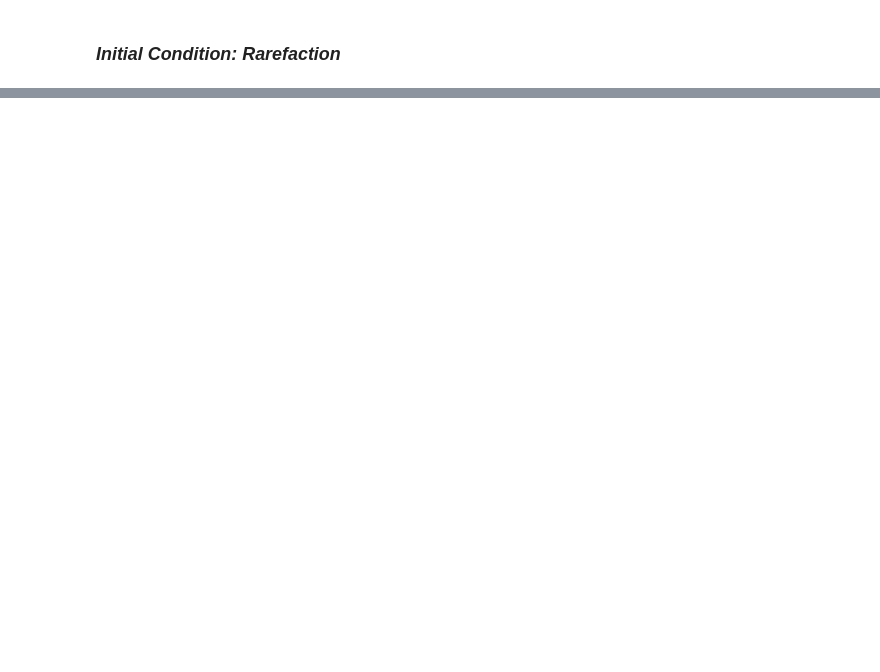
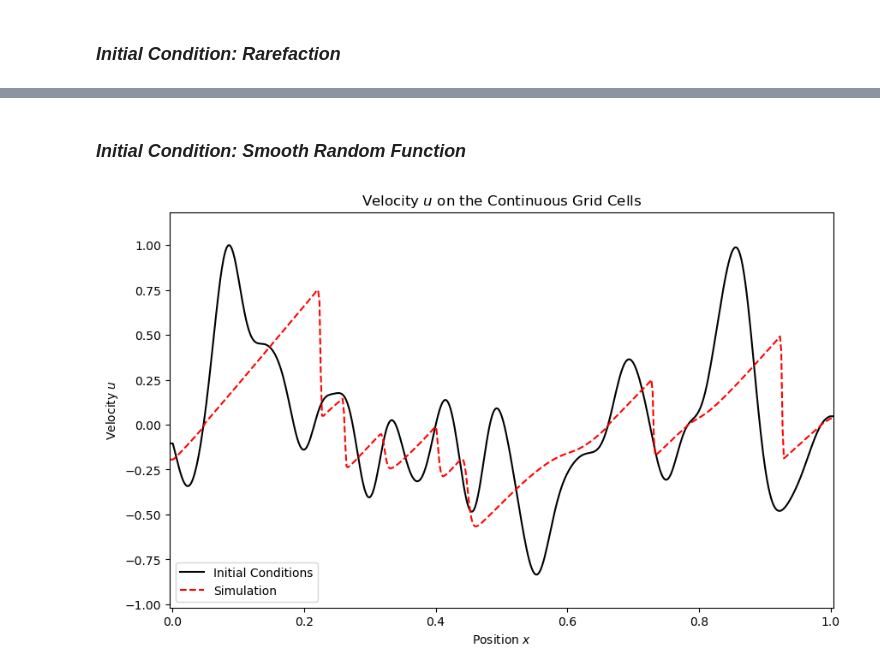
Before and after one commit to nraymundipinheiro/hydrodymanics-solver, a Jupyter notebook: hll.ipynb, the cells around one changed output, grey strips where cells are left out. Cells and saved outputs as stored; diff of their text form; code cells hidden in the pictures; blank space fills up the shorter version.

```diff
--- a/hll.ipynb
+++ b/hll.ipynb
@@ -477,0 +594,11 @@ fig
+# %% [markdown]
+<h3><i>Initial Condition: Smooth Random Function</i></h3>
+# %%
+grid = FVGrid(num_x=num_x, num_g=num_g, x_min=x_min, x_max=x_max,
+              initial_conditions=smooth_random)
+advection(grid, C, t_max)
+
+fig, ax = grid.plot()
+fig
+# %% [output]
+[figure, added]
```
Also changed, not shown: parts of 16 cells of this notebook.
